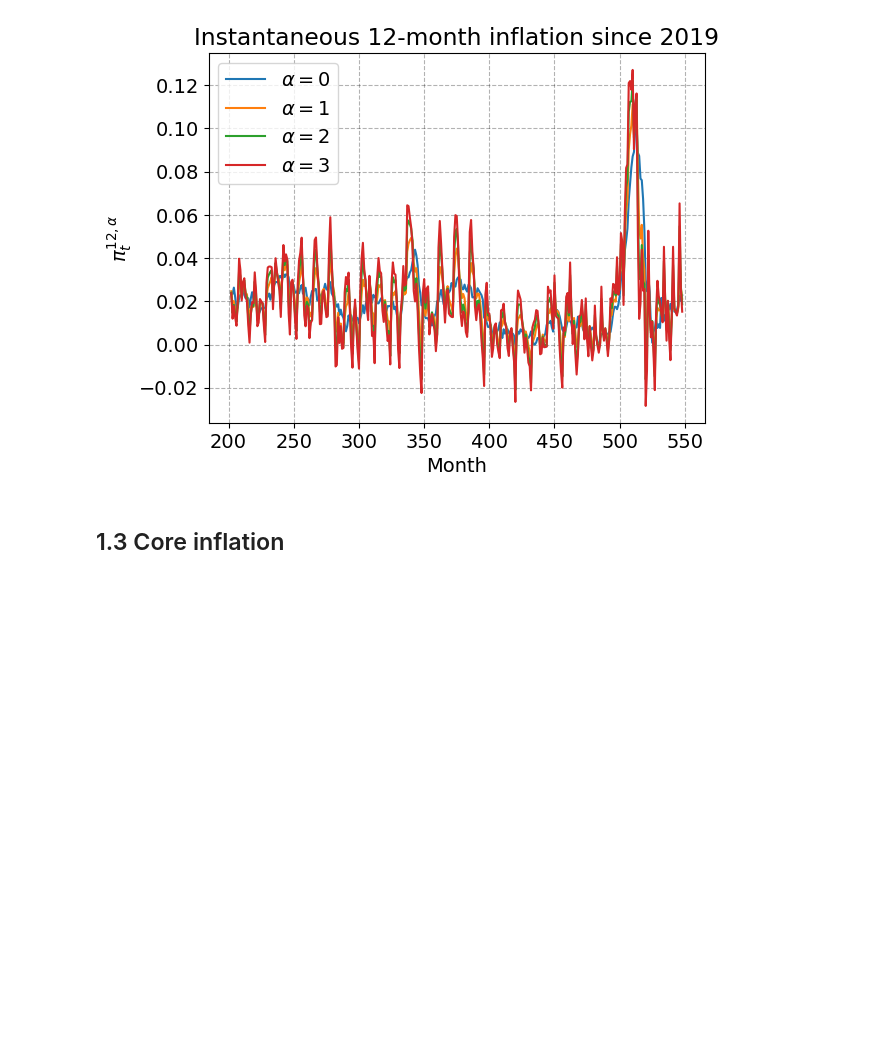
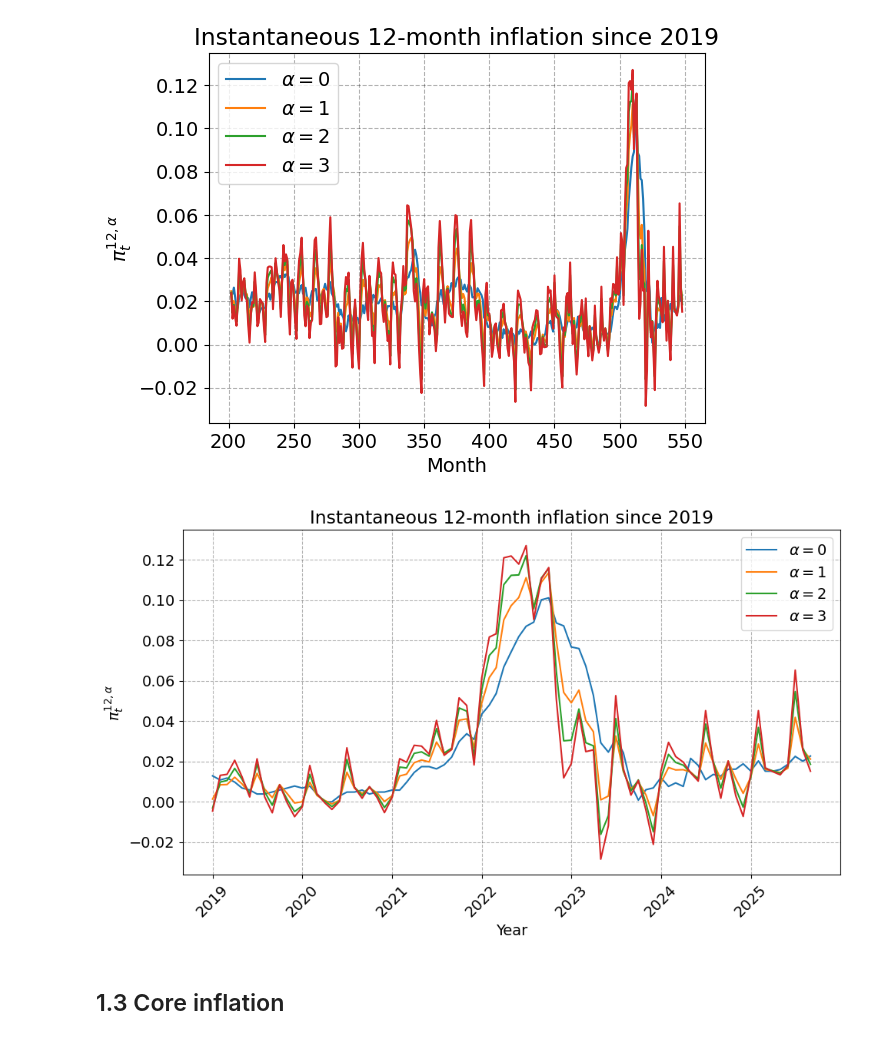
Before and after one commit to fgv916/ProgEconFgv916, a Jupyter notebook: FTV_project_1.ipynb, the cells around one changed output. Drawn from its saved outputs; the diff is of its cells as text; code cells hidden in the pictures; blank space fills up the shorter version.

```diff
--- a/FTV_project_1.ipynb
+++ b/FTV_project_1.ipynb
@@ -216,6 +216,28 @@ plt.grid(alpha=0.3)
 plt.show()
 # %% [output]
 [figure]
+# %%
+# Plot instantaneous inflation since 2019
+fig, ax = plt.subplots(figsize=(10, 6))
+for a in alphas:
+    pi_year = inflation_year(cpi['pi'], a)  # Brug cpi['pi']
+    # Filter for 2019 og frem
+    mask_2019 = cpi['Time'] >= '2019-01-01'
+    time_2019 = cpi.loc[mask_2019, 'Time']
+    pi_2019 = pi_year[mask_2019]
+
+    ax.plot(time_2019, pi_2019, label=fr'$\alpha={a}$')
+
+ax.set_title("Instantaneous 12-month inflation since 2019")
+ax.set_ylabel(r'$\pi_t^{12,\alpha}$')
+ax.set_xlabel("Year")
+ax.legend()
+ax.grid(alpha=0.3)
+plt.xticks(rotation=45)
+plt.tight_layout()
+plt.show()
+# %% [output]
+[figure, added]
 # %% [markdown]
 ## 1.3 Core inflation
 # %%
```
